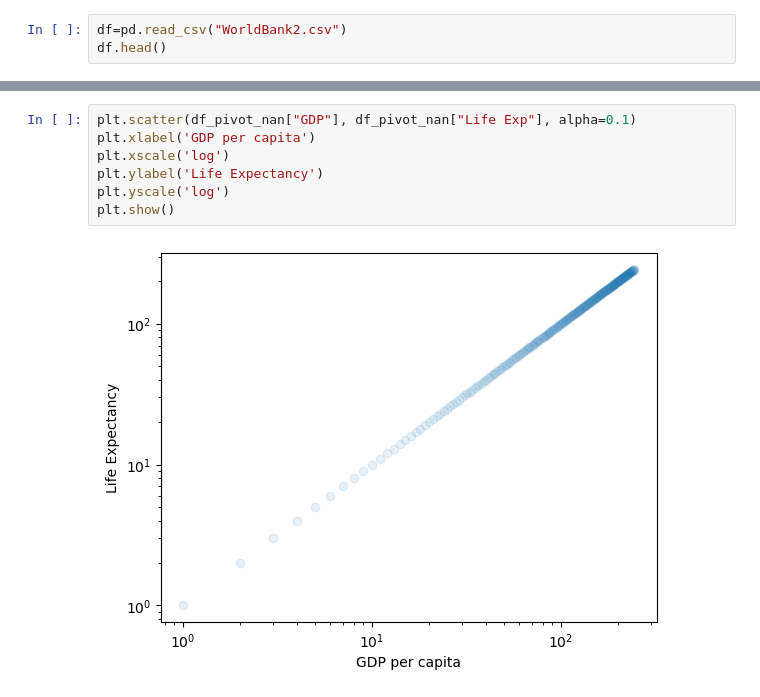
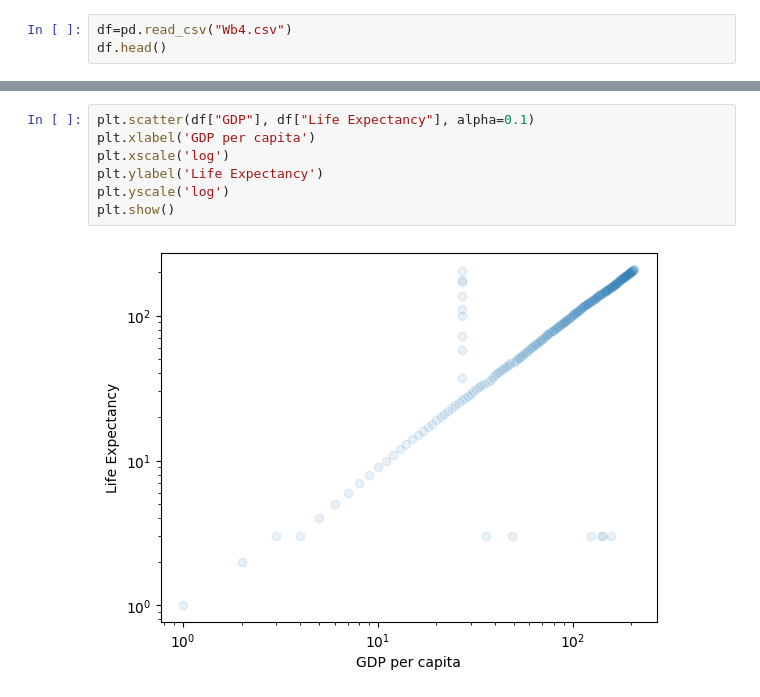
Before and after one commit to hannmann/Challenge, a Jupyter notebook: challenge2.ipynb, the cells around one changed output, grey strips where cells are left out. Drawn from its saved outputs; the diff is of its cells as text.

```diff
--- a/challenge2.ipynb
+++ b/challenge2.ipynb
@@ -11,5 +15,5 @@ c:\Users\Soledad.Acuna\Desktop\brushup\challege
 # %%
-df=pd.read_csv("WorldBank2.csv")
+df=pd.read_csv("Wb4.csv")
 df.head()
 # %% [output]
 |  | Series Name | Series Code | Country Name | Country Code | 2018 [YR2018] |
@@ -50,9 +121,9 @@ df_pivot_nan = df_pivot.dropna()
 # %%
-plt.scatter(df_pivot_nan["GDP"], df_pivot_nan["Life Exp"], alpha=0.1)
+plt.scatter(df["GDP"], df["Life Expectancy"], alpha=0.1)
 plt.xlabel('GDP per capita')
 plt.xscale('log')
 plt.ylabel('Life Expectancy')
 plt.yscale('log')
 plt.show()
 # %% [output]
-[figure, old version]
+[figure, new version]
```
Also changed, not shown: parts of 17 cells of this notebook.
